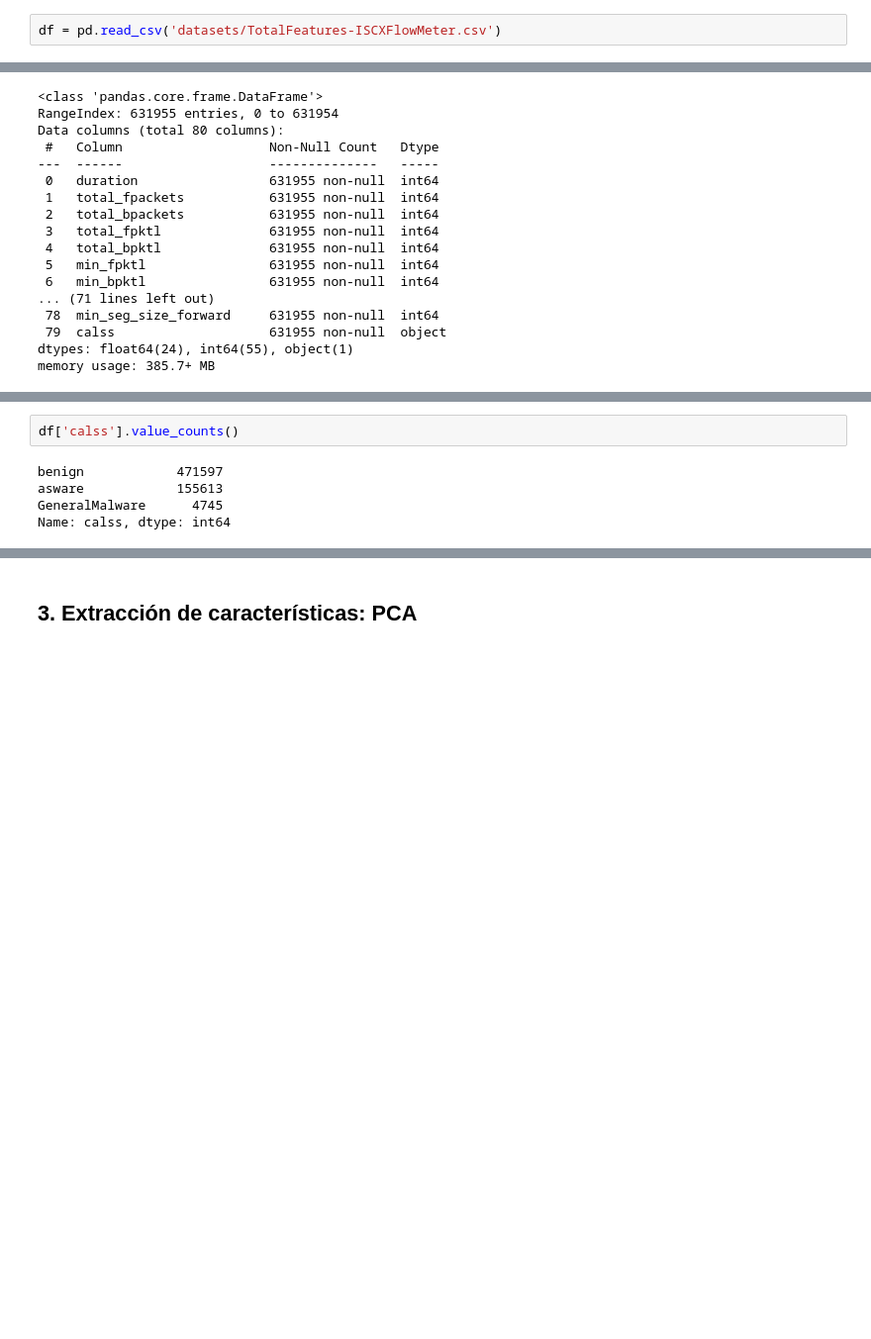
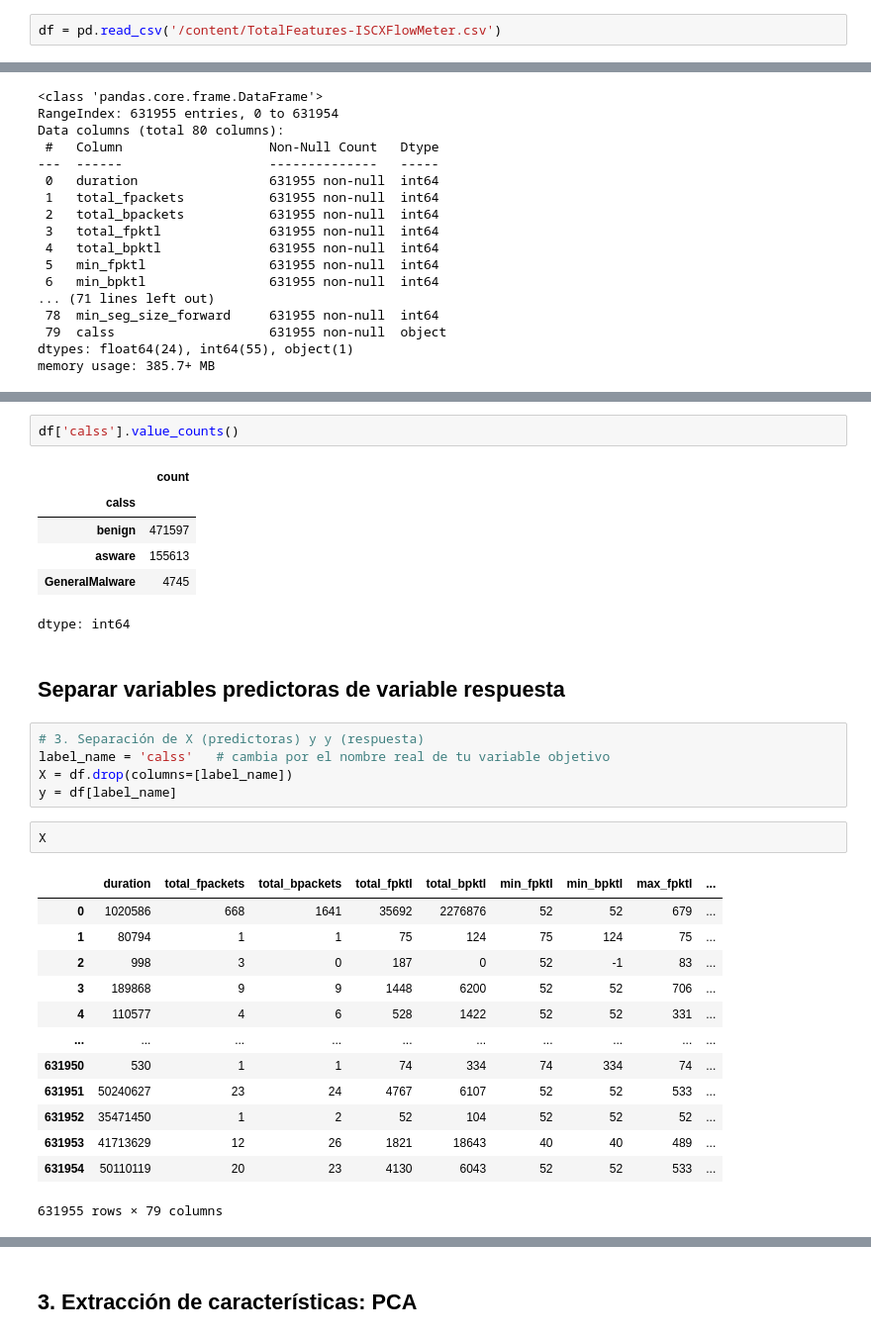
Before and after one commit to jorgenriquez/Inteligencia_artificial, a Jupyter notebook: PCA.ipynb, the cells around one changed output, grey strips where cells are left out. Shown at 99% size. Drawn from its saved outputs; the diff is of its cells as text; blank space fills up the shorter version.

```diff
--- a/PCA.ipynb
+++ b/PCA.ipynb
@@ -68,5 +51,5 @@ def remove_labels(df, label_name):
 # %%
-df = pd.read_csv('datasets/TotalFeatures-ISCXFlowMeter.csv')
+df = pd.read_csv('/content/TotalFeatures-ISCXFlowMeter.csv')
 # %% [markdown]
 ## 2. Visualización del conjunto de datos
 # %%
@@ -120,7 +132,32 @@ memory usage: 385.7+ MB
 # %%
 df['calss'].value_counts()
 # %% [output]
+|  | count |
+| calss |  |
+| benign | 471597 |
+| asware | 155613 |
+| GeneralMalware | 4745 |
-benign            471597
-asware            155613
-GeneralMalware      4745
-Name: calss, dtype: int64
+dtype: int64
+# %% [markdown]
+## Separar variables predictoras de variable respuesta
+# %%
+# 3. Separación de X (predictoras) y y (respuesta)
+label_name = 'calss'   # cambia por el nombre real de tu variable objetivo
+X = df.drop(columns=[label_name])
+y = df[label_name]
+# %%
+X
+# %% [output]
+|  | duration | total_fpackets | total_bpackets | total_fpktl | total_bpktl | min_fpktl | min_bpktl | max_fpktl | ... |
+| 0 | 1020586 | 668 | 1641 | 35692 | 2276876 | 52 | 52 | 679 | ... |
+| 1 | 80794 | 1 | 1 | 75 | 124 | 75 | 124 | 75 | ... |
+| 2 | 998 | 3 | 0 | 187 | 0 | 52 | -1 | 83 | ... |
+| 3 | 189868 | 9 | 9 | 1448 | 6200 | 52 | 52 | 706 | ... |
+| 4 | 110577 | 4 | 6 | 528 | 1422 | 52 | 52 | 331 | ... |
+| ... | ... | ... | ... | ... | ... | ... | ... | ... | ... |
+| 631950 | 530 | 1 | 1 | 74 | 334 | 74 | 334 | 74 | ... |
+| 631951 | 50240627 | 23 | 24 | 4767 | 6107 | 52 | 52 | 533 | ... |
+| 631952 | 35471450 | 1 | 2 | 52 | 104 | 52 | 52 | 52 | ... |
+| 631953 | 41713629 | 12 | 26 | 1821 | 18643 | 40 | 40 | 489 | ... |
+| 631954 | 50110119 | 20 | 23 | 4130 | 6043 | 52 | 52 | 533 | ... |
+631955 rows × 79 columns
```
Also changed, not shown: parts of 9 cells of this notebook.
